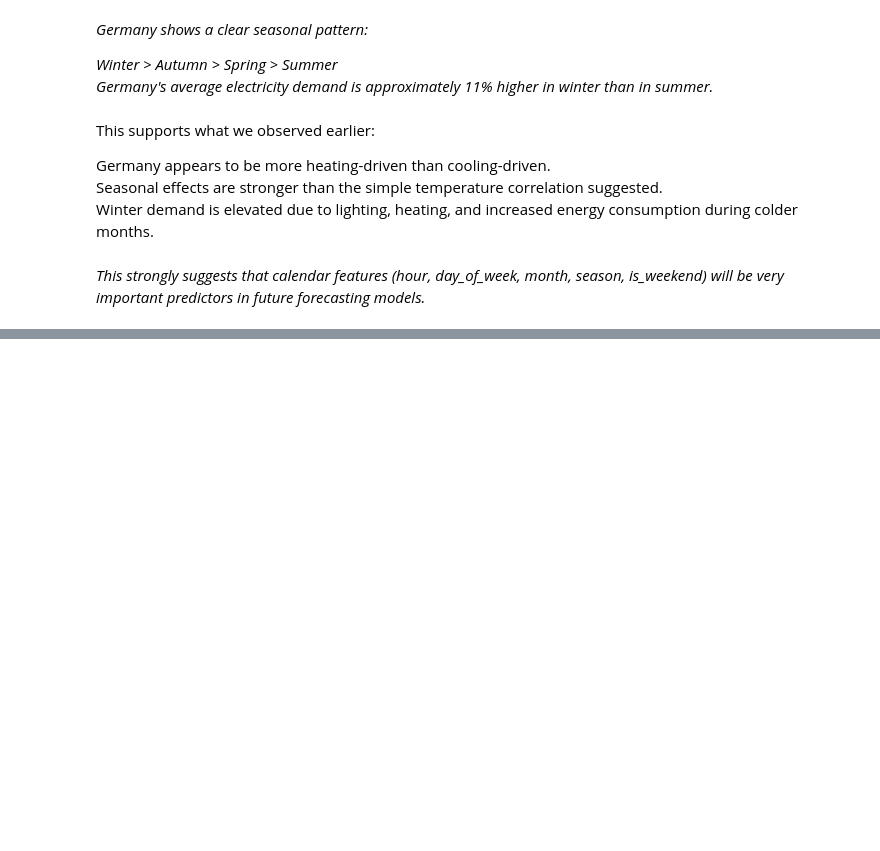
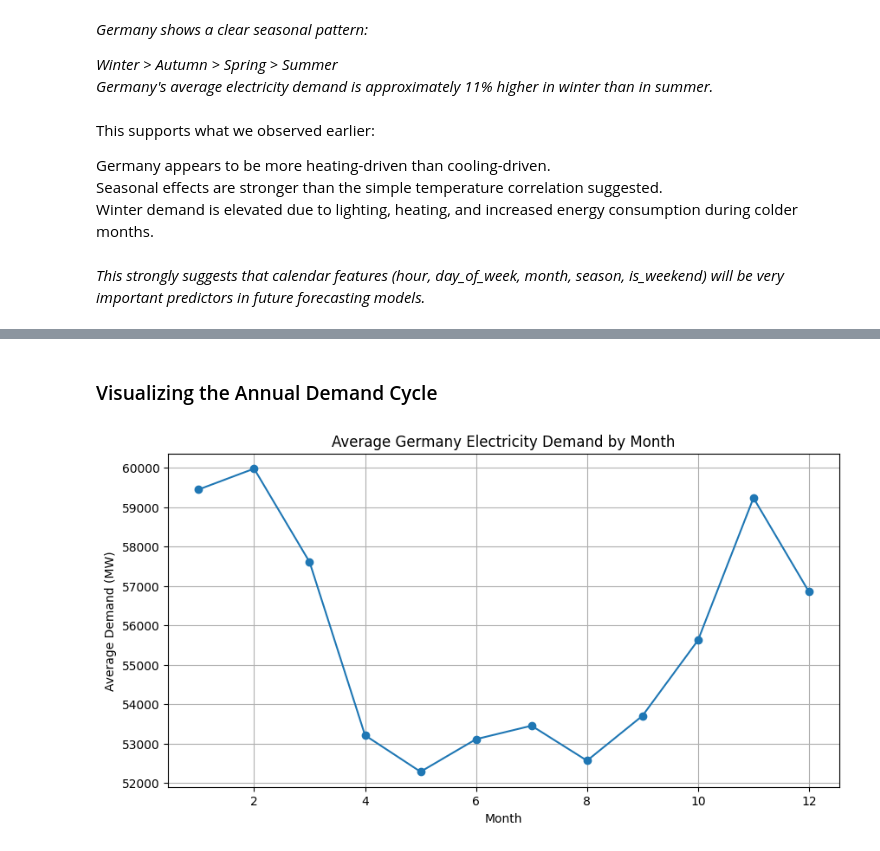
Before and after one commit to Kendivoen/energy-analytics-platform, a Jupyter notebook: notebooks/03_exploratory_data_analysis.ipynb, the cells around one changed output, grey strips where cells are left out. Cells and saved outputs as stored; diff of their text form; code cells hidden in the pictures; blank space fills up the shorter version.

```diff
--- a/notebooks/03_exploratory_data_analysis.ipynb
+++ b/notebooks/03_exploratory_data_analysis.ipynb
@@ -371,0 +423,8 @@ Winter demand is elevated due to lighting, heating, and increased energy consump
+# %%
+monthly_demand = (
+    eda_df.groupby('month')
+    ['DE_load_actual_entsoe_transparency']
+    .mean()
+)
+
+monthly_demand
@@ -371,0 +446,21 @@ Winter demand is elevated due to lighting, heating, and increased energy consump
+# %% [markdown]
+### Visualizing the Annual Demand Cycle
+# %%
+import matplotlib.pyplot as plt
+
+plt.figure(figsize=(10,5))
+
+plt.plot(
+    monthly_demand.index,
+    monthly_demand.values,
+    marker='o'
+)
+
+plt.title('Average Germany Electricity Demand by Month')
+plt.xlabel('Month')
+plt.ylabel('Average Demand (MW)')
+plt.grid(True)
+
+plt.show()
+# %% [output]
+[figure, added]
```
Also changed, not shown: parts of 21 cells of this notebook.
